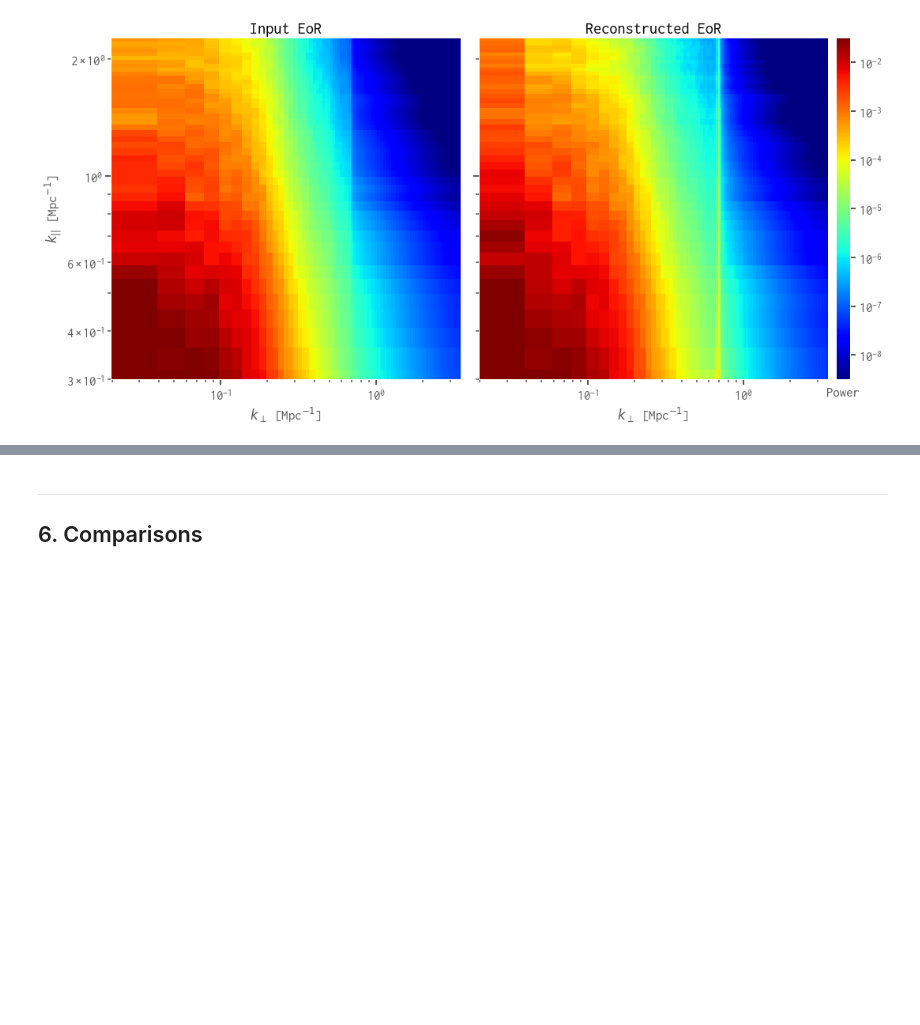
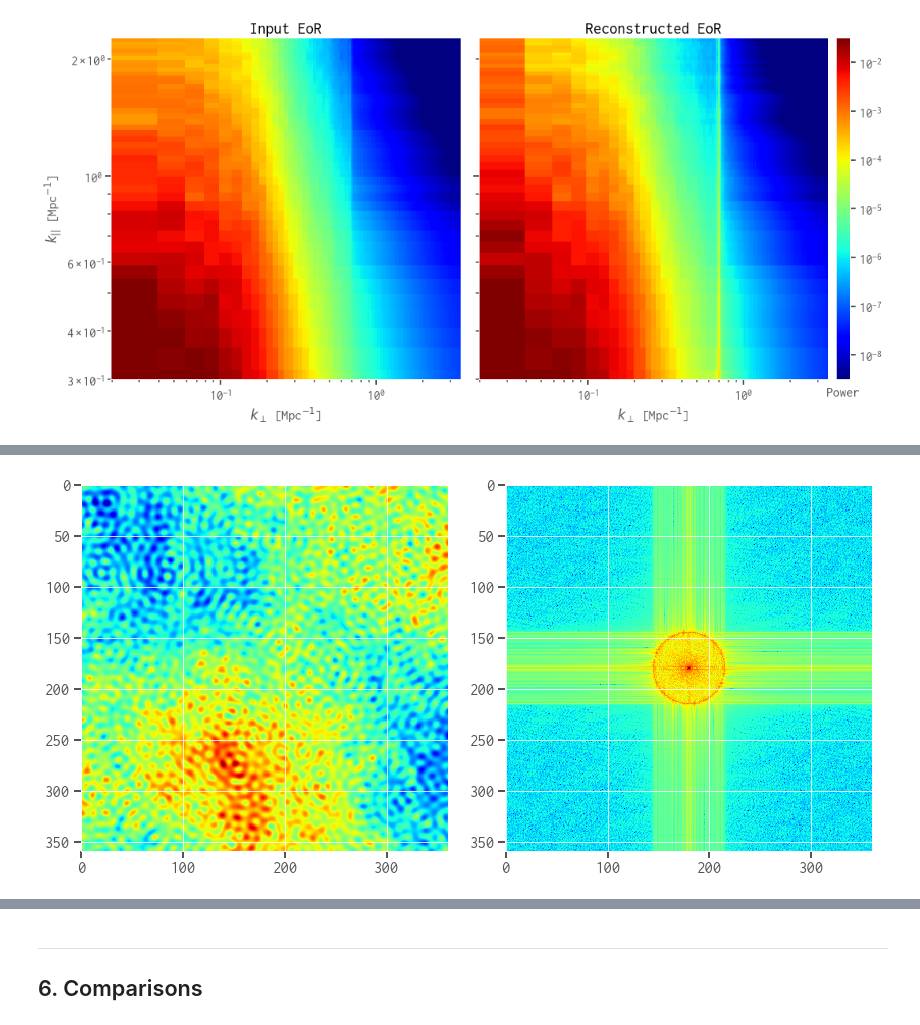
Before and after one commit to liweitianux/cdae-eor, a Jupyter notebook: code/cdae.ipynb, the cells around one changed output, grey strips where cells are left out. Cells and saved outputs as stored; diff of their text form; code cells hidden in the pictures; blank space fills up the shorter version.

```diff
--- a/code/cdae.ipynb
+++ b/code/cdae.ipynb
@@ -919,0 +925,12 @@ figure saved to file: /home/aly/git/cdae-eor/code/eor-ps-comp.png
+# %%
+cin_fg = irfft_cube(x_test_fg, nex=nex)
+slcin_fg = cin_fg[50, :, :]
+ftin_fg = np.fft.fftshift(np.fft.fft2(slcin_fg))
+
+fig, (ax0, ax1) = plt.subplots(ncols=2, figsize=(12, 6))
+ax0.imshow(slcin_fg)
+ax1.imshow(np.log10(np.abs(ftin_fg)**2))
+fig.tight_layout()
+plt.show()
+# %% [output]
+[figure, added]
```
Also changed, not shown: parts of 10 cells of this notebook, 1 other file.
